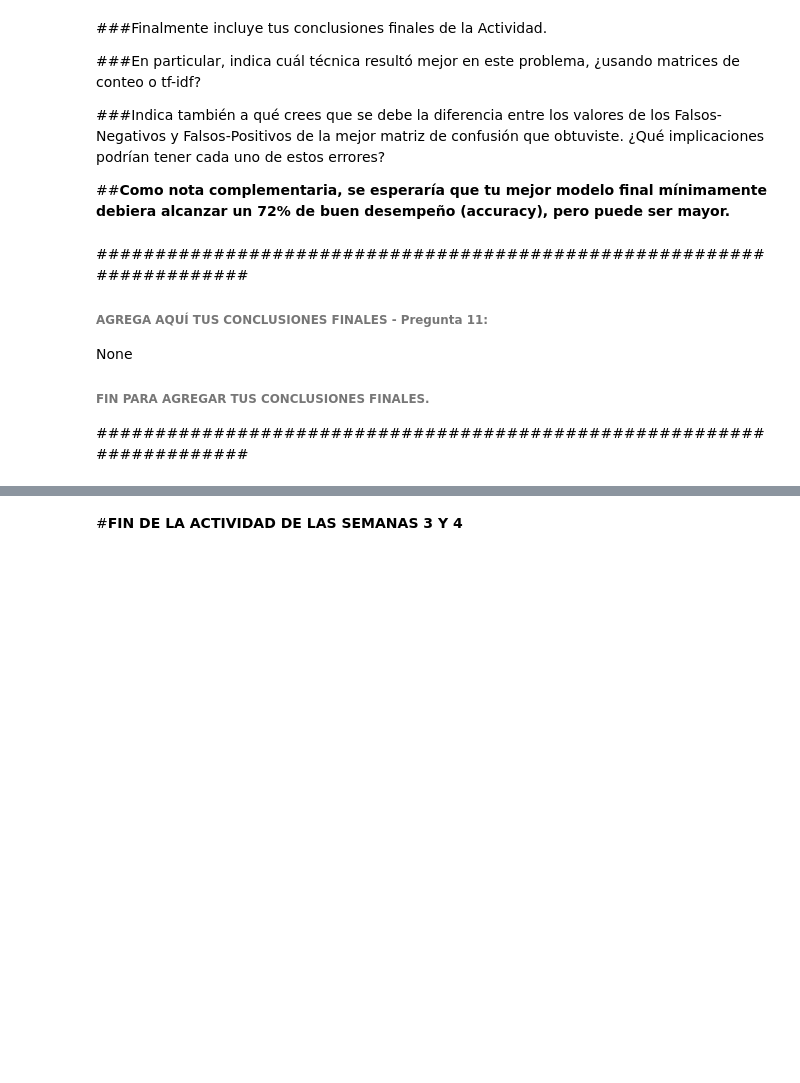
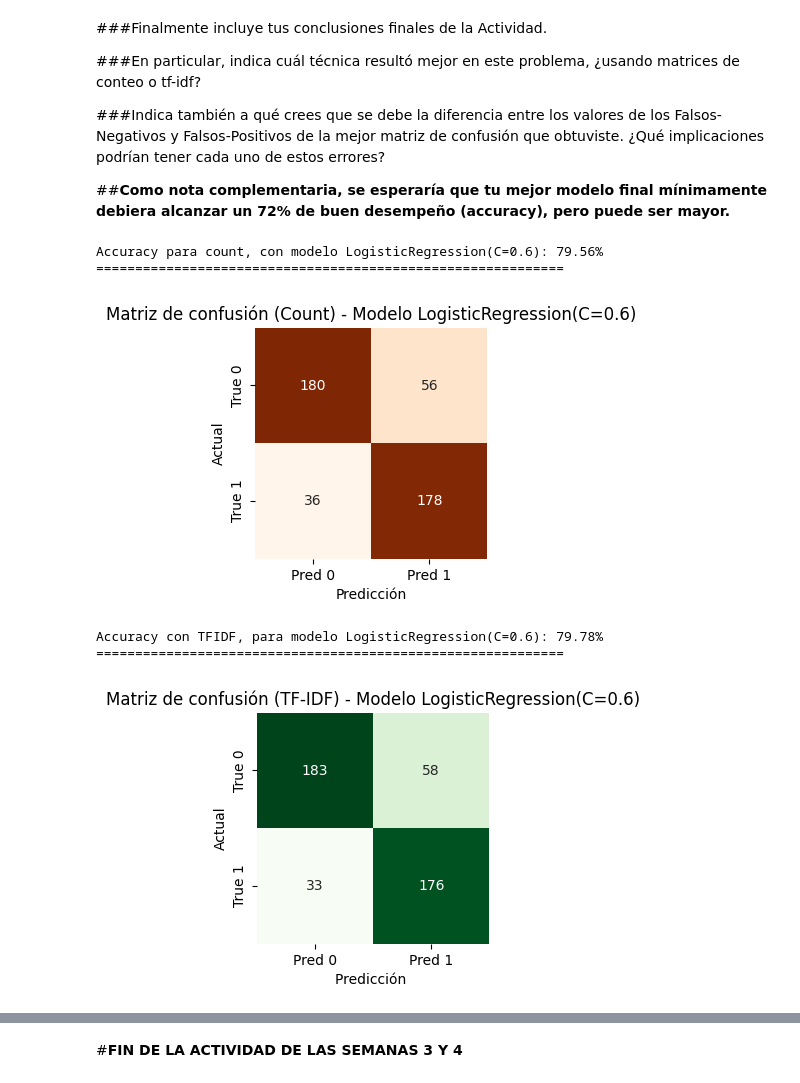
Before and after one commit to oscargarciatec/NLP, a Jupyter notebook: A01016093_semanas3y4_actividad_02.ipynb, the cells around one changed output, grey strips where cells are left out. Saved outputs shown, nothing was run; the diff lists cells and outputs as text; code cells hidden in the pictures; blank space fills up the shorter version.

```diff
--- a/A01016093_semanas3y4_actividad_02.ipynb
+++ b/A01016093_semanas3y4_actividad_02.ipynb
@@ -753,11 +755,11 @@ from sklearn.naive_bayes import MultinomialNB
 modeloLRcount = LogisticRegression(C=0.6, solver='lbfgs', penalty='l2')
 modeloLRcount.fit(train_x_count, y_train)
 
-modeloRFcount = RandomForestClassifier(n_estimators=250, max_depth=100, min_samples_split=10, random_state=12)
+modeloRFcount = RandomForestClassifier(n_estimators=150, max_depth=50, min_samples_split=15, max_features='sqrt', random_state=12)
 modeloRFcount.fit(train_x_count, y_train)
 
 
-modeloNBcount = MultinomialNB(alpha=.25)
+modeloNBcount = MultinomialNB(alpha=1)
 modeloNBcount = modeloNBcount.fit(train_x_count, y_train)
 
 models = {
@@ -830,6 +832,7 @@ print(confusion_matrix(y_test, pred, labels=[0,1]))
 
 print('\nMatriz de confusión con el mejor modelo de Conteo en proporciones:')
 print(confusion_matrix(y_test, pred, labels=[0,1]) / pred.shape[0])
+pred_count = pred
 # %% [output]
 Mejor modelo: LogisticRegression(C=0.6)
 Test-accuracy con el mejor modelo de Conteo 79.56%
@@ -855,11 +858,11 @@ Matriz de confusión con el mejor modelo de Conteo en proporciones:
 modeloLRtfidf = LogisticRegression(C=0.6, solver='lbfgs', penalty='l2')
 modeloLRtfidf.fit(train_x_tfidf, y_train)
 
-modeloRFtfidf = RandomForestClassifier(n_estimators=250, max_depth=100, min_samples_split=10, random_state=12)
+modeloRFtfidf = RandomForestClassifier(n_estimators=150, max_depth=50, min_samples_split=15, max_features='sqrt', random_state=12)
 modeloRFtfidf.fit(train_x_tfidf, y_train)
 
 
-modeloNBtfidf = MultinomialNB(alpha=.25)
+modeloNBtfidf = MultinomialNB(alpha=1)
 modeloNBtfidf = modeloNBtfidf.fit(train_x_tfidf, y_train)
 
 models_tfidf = {
@@ -933,6 +936,7 @@ print(confusion_matrix(y_test, pred, labels=[0,1]))
 
 print('\nMatriz de confusión con el mejor modelo de Tf-idf en proporciones:')
 print(confusion_matrix(y_test, pred, labels=[0,1]) / pred.shape[0])
+pred_tfidf = pred
 # %% [output]
 Mejor modelo: LogisticRegression(C=0.6)
 Test-accuracy con el mejor modelo Tf-idf 79.78%
@@ -954,13 +958,3 @@ Matriz de confusión con el mejor modelo de Tf-idf en proporciones:
 ###Indica también a qué crees que se debe la diferencia entre los valores de los Falsos-Negativos y Falsos-Positivos de la mejor matriz de confusión que obtuviste. ¿Qué implicaciones podrían tener cada uno de estos errores?
 
 ##**Como nota complementaria, se esperaría que tu mejor modelo final mínimamente debiera alcanzar un 72% de buen desempeño (accuracy), pero puede ser mayor.**
-# %% [markdown]
-######################################################################
-###### **AGREGA AQUÍ TUS CONCLUSIONES FINALES - Pregunta 11:**
-
-
-None
-
-
-###### **FIN PARA AGREGAR TUS CONCLUSIONES FINALES.**
-######################################################################
@@ -966,0 +963,45 @@ None
+# %%
+#Se calcula e imprime el score para Count con el set de prueba
+acc_count = 100*mejor_modelo_Count.score(test_x_count, y_test)
+print(f"Accuracy para count, con modelo {mejor_modelo_Count}: {acc_count:.2f}%")
+print(f"=="*30)
+
+# Se grafica la figura de la matriz de cofusión para Count
+plt.figure(figsize=(3, 3))
+sns.heatmap(confusion_matrix(pred_count,y_test),
+            annot=True, fmt='d',
+            cmap='Oranges',
+            cbar=False,
+            xticklabels=['Pred 0', 'Pred 1'],
+            yticklabels=['True 0', 'True 1'],
+            )
+plt.title(f"Matriz de confusión (Count) - Modelo {mejor_modelo_Count}")
+plt.xlabel('Predicción')
+plt.ylabel('Actual')
+plt.show()
+
+#Se calcula e imprime el score para TFIDF con el set de prueba
+acc_tfifd = 100*mejor_modelo_Tfidf.score(test_x_tfidf, y_test)
+print(f"Accuracy con TFIDF, para modelo {mejor_modelo_Tfidf}: {acc_tfifd:.2f}%")
+print(f"=="*30)
+
+# Se grafica la figura de la matriz de cofusión para TFIDF
+plt.figure(figsize=(3, 3))
+sns.heatmap(confusion_matrix(pred_tfidf,y_test),# normalize='true'),
+            annot=True, fmt='d',
+            cmap='Greens',
+            cbar=False,
+            xticklabels=['Pred 0', 'Pred 1'],
+            yticklabels=['True 0', 'True 1'],
+            )
+plt.title(f"Matriz de confusión (TF-IDF) - Modelo {mejor_modelo_Tfidf}")
+plt.xlabel('Predicción ')
+plt.ylabel('Actual')
+plt.show()
+# %% [output]
+Accuracy para count, con modelo LogisticRegression(C=0.6): 79.56%
+============================================================
+[figure, added]
+Accuracy con TFIDF, para modelo LogisticRegression(C=0.6): 79.78%
+============================================================
+[figure, added]
```
Also changed, not shown: parts of 6 cells of this notebook.
